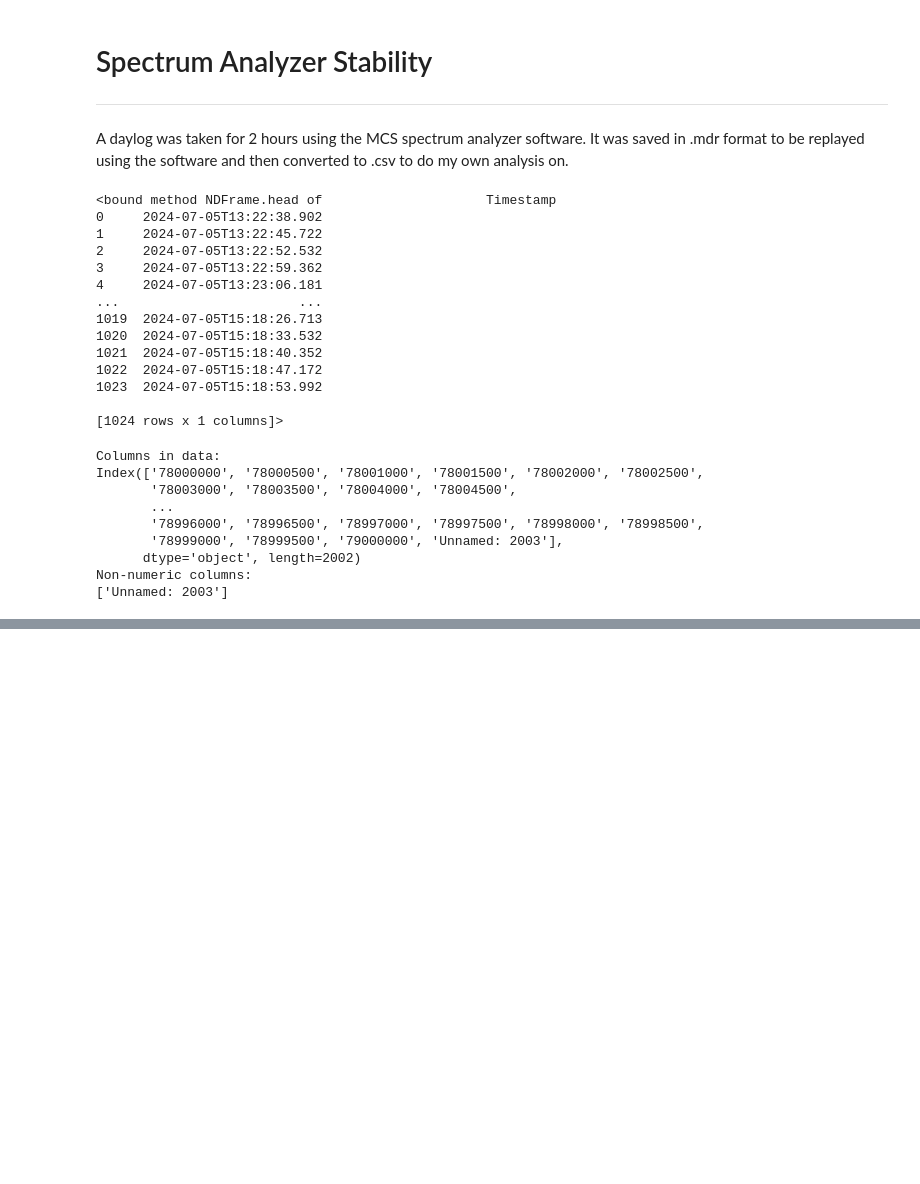
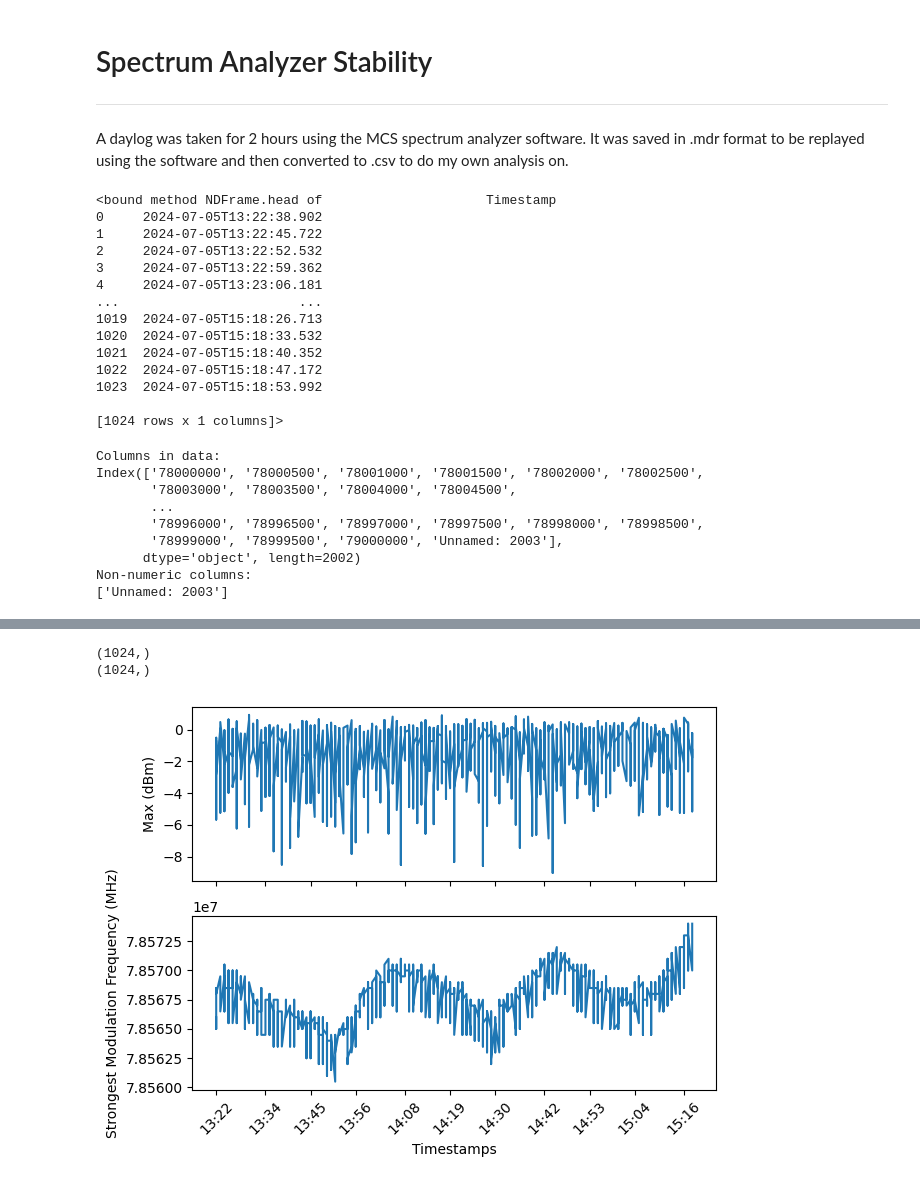
Before and after one commit to holly-faith/UCL2024, a Jupyter notebook: SpectrumStabilityAnalysis.ipynb, the cells around one changed output, grey strips where cells are left out. Cells and saved outputs as stored; diff of their text form; code cells hidden in the pictures; blank space fills up the shorter version.

```diff
--- a/SpectrumStabilityAnalysis.ipynb
+++ b/SpectrumStabilityAnalysis.ipynb
@@ -98,0 +117,54 @@ plt.show()
+# %%
+# now plot the maximum value (y axis) against timestamp (x axis)
+
+def maxelement(arr):
+
+    no_of_rows = len(arr)
+
+    maxvals = []
+    maxidxs = []
+
+    for i in range(no_of_rows):
+        maxvals.append(np.max(arr[i,:]))
+        maxidxs.append(np.argmax(arr[i,:]))
+
+    return maxidxs, maxvals # x = index, y = value. need to convert index to appropriate MHz value
+
+
+x,y = maxelement(Z)
+
+y = np.array(y)
+
+ts = timestamps.values.flatten()
+print(ts.shape)
+print(y.shape)
+
+fig, (ax1, ax2) = plt.subplots(2, 1, sharex=True)
+ax1.plot(ts, y)
+ax1.set_ylabel('Max (dBm)')
+
+# Set x-ticks at regular intervals so its not super crowded!!
+interval = 100
+ax1.set_xticks(ts[::interval])
+ax1.set_xticklabels(ts[::interval], rotation=45)
+
+# also plot how the max MHz position varies over time
+
+MaxMHz = MHz[x].values
+
+ax2.plot(ts,MaxMHz)
+
+ax2.set_xticks(ts[::interval])
+ax2.set_xticklabels(ts[::interval], rotation=45)
+
+plt.xlabel('Timestamps')
+plt.ylabel('Strongest Modulation Frequency (MHz)')
+plt.tight_layout()
+plt.show()
+
+# note: using np.argmax if there are multiple instances of the maximum will just return the first instance!
+# It would be better to clean up the data and then fit a sharp peak to it to find the maximum
+# %% [output]
+(1024,)
+(1024,)
+[figure, added]
```
Also changed, not shown: parts of 3 cells of this notebook.
